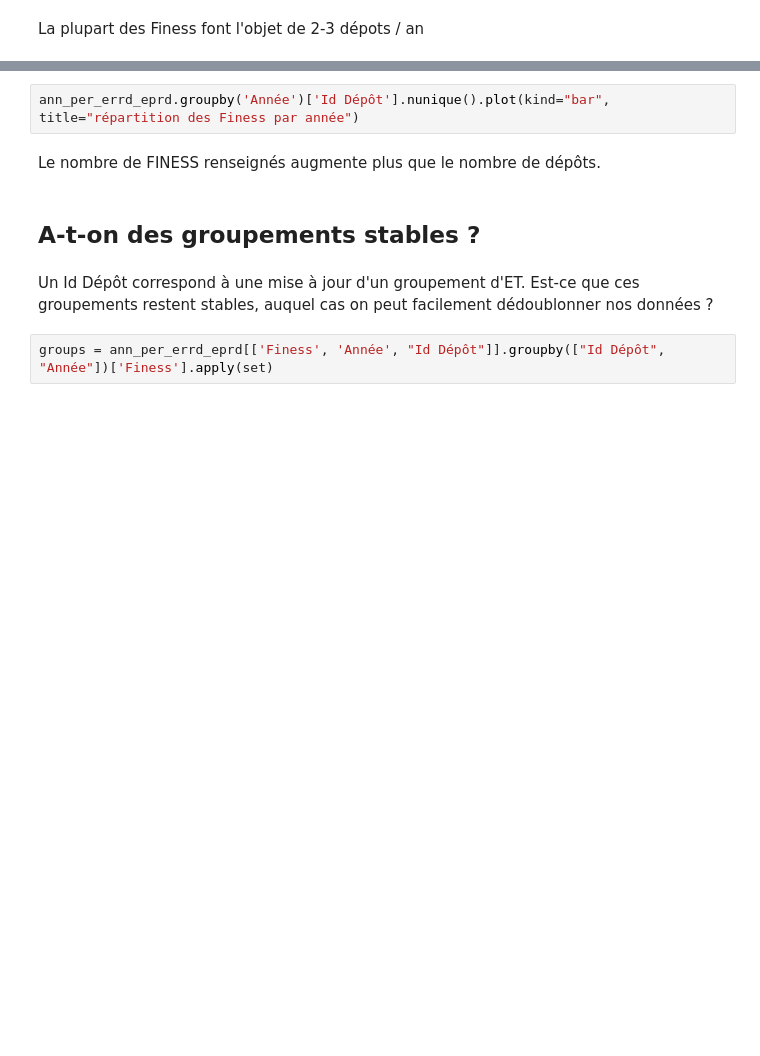
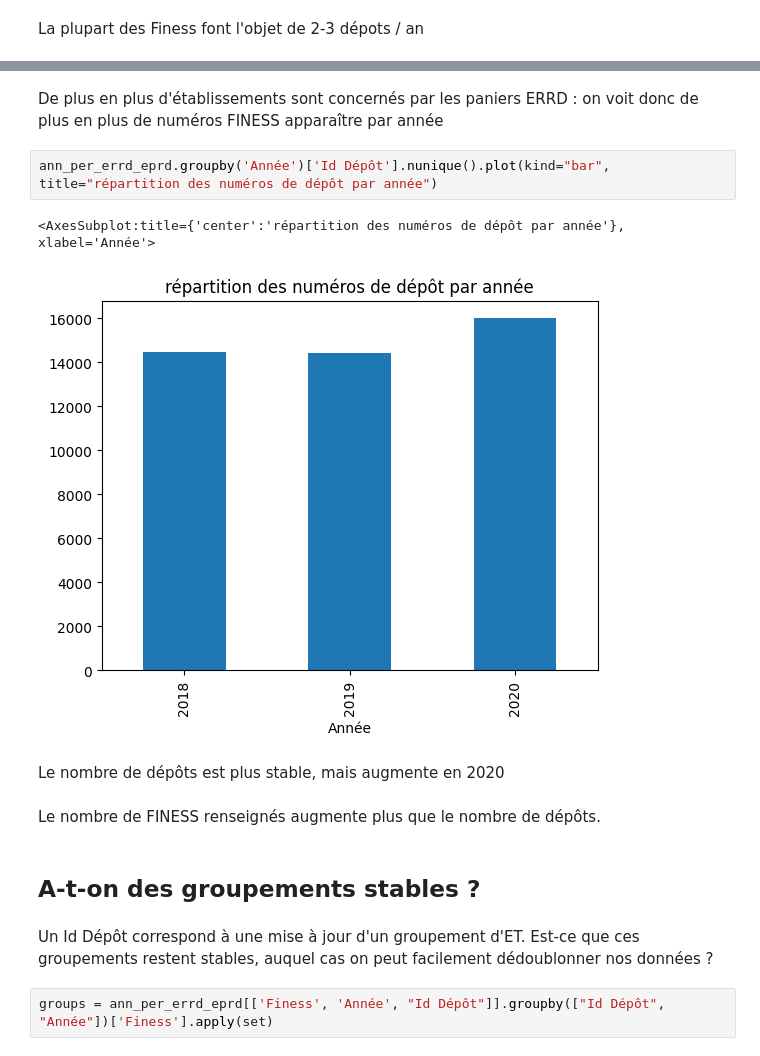
Before and after one commit to DNUM-SocialGouv/helios, a Jupyter notebook: datacrawler/exploration-des-données/budget_et_finances/ANN_PER_ERRD_EPRD.ipynb, the cells around one changed output, grey strips where cells are left out. Drawn from its saved outputs; the diff is of its cells as text; blank space fills up the shorter version.

```diff
--- a/datacrawler/exploration-des-données/budget_et_finances/ANN_PER_ERRD_EPRD.ipynb
+++ b/datacrawler/exploration-des-données/budget_et_finances/ANN_PER_ERRD_EPRD.ipynb
@@ -49,5 +75,12 @@ ann_per_errd_eprd.groupby('Année')['Finess'].nunique().plot(kind="bar", title="
+# %% [markdown]
+De plus en plus d'établissements sont concernés par les paniers ERRD : on voit donc de plus en plus de numéros FINESS apparaître par année
 # %%
-ann_per_errd_eprd.groupby('Année')['Id Dépôt'].nunique().plot(kind="bar", title="répartition des Finess par année")
+ann_per_errd_eprd.groupby('Année')['Id Dépôt'].nunique().plot(kind="bar", title="répartition des numéros de dépôt par année")
+# %% [output]
+<AxesSubplot:title={'center':'répartition des numéros de dépôt par année'}, xlabel='Année'>
+[figure, added]
+# %% [markdown]
+Le nombre de dépôts est plus stable, mais augmente en 2020
 # %% [markdown]
 Le nombre de FINESS renseignés augmente plus que le nombre de dépôts.
 # %% [markdown]
```
Also changed, not shown: parts of 34 cells of this notebook.
